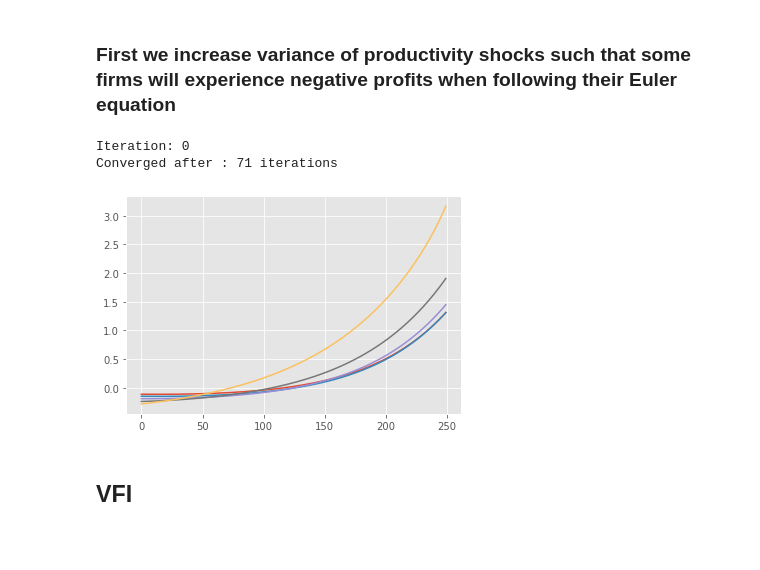
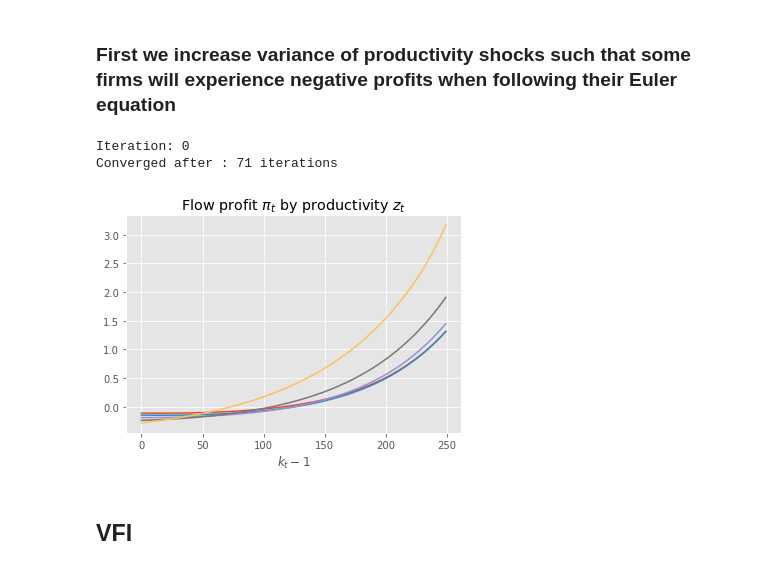
Before and after one commit to nWaldstrom/Firm_problem_EGM, a Jupyter notebook: One_state_problem/Firm_simple.ipynb, the cells around one changed output. Cells and saved outputs as stored; diff of their text form; code cells hidden in the pictures; blank space fills up the shorter version.

```diff
--- a/One_state_problem/Firm_simple.ipynb
+++ b/One_state_problem/Firm_simple.ipynb
@@ -23,44 +41,42 @@ from consav import linear_interp
 #### The function Firm_prop_simple does one backstep given (marginal) continuation values. Iterating on this function until convergence yields the fixed point of the problem
 # %%
 @njit
-def calc_flowprofit(k, z, k_grid, l, alphaK, alphaL, p, pI, w, gamma, deltaK):
-    N = z * k_grid**alphaK * l**alphaL - EGM_utils.get_gamma_derive(k, k_grid, gamma)[0]
+def calc_flowprofit(k, z, k_grid, l, alphaK, alphaL, p, pI, w, phi_k, deltaK):
+    N = z * k_grid**alphaK * l**alphaL - EGM_utils.get_gamma_derive(k, k_grid, phi_k)[0]
     inv = k - (1-deltaK) * k_grid
     return p * N - w * l - pI * inv
 
 @het(exogenous='Pi_p', policy=['k'], backward=['mCont_val'])
-def Firm_prop_simple(mCont_val_p, Pi_p, k_grid, z_grid, alphaK, alphaL, p, deltaK, gamma, w, pI, interest):
+def Firm_prop_simple(mCont_val_p, Pi_p, k_grid, z_grid, alphaK, alphaL, p, deltaK, phi_k, w, pI, interest):
     """Single backward iteration step using endogenous gridpoint method"""
     z = z_grid
     beta = 1/(1+interest)
     l = EGM_utils.inv_L_demand(w, alphaL, alphaK, z[:, np.newaxis], k_grid[np.newaxis, :], p)
-    dfgamma1 = EGM_utils.get_gamma_derive(k_grid[:, np.newaxis], k_grid[np.newaxis, :], gamma)[1]
+    dphi_k1 = EGM_utils.get_gamma_derive(k_grid[:, np.newaxis], k_grid[np.newaxis, :], phi_k)[1]
 
     # take expectation over future marginal continuation value
     E_mCont_val = beta * EGM_utils.matrix_times_first_dim(Pi_p, mCont_val_p)
-    # k_prior = k_grid[np.newaxis, :] / (1 + (E_mCont_val - pI) / (p * gamma))
 
+    # EGM-step and interpolation
     rhs = E_mCont_val
-    lhs = pI + p * dfgamma1
+    lhs = pI + p * dphi_k1
     i, pi = EGM_utils.lhs_equals_rhs_interpolate(rhs, lhs)
     k = utils.apply_coord(i, pi, k_grid)
 
-    #k = utils.interpolate_y(lhs, rhs, k_prior)
-
-    # calculate l and y
+    # calculate y
     y = z[:, np.newaxis] * l**alphaL * k_grid**alphaK
 
     # calculate marginal continuation value for further backwards iteration
-    dfgamma2 = EGM_utils.get_gamma_derive(k, k_grid[np.newaxis, :], gamma)[2]
+    dphi_k2 = EGM_utils.get_gamma_derive(k, k_grid[np.newaxis, :], phi_k)[2]
     MPK = p * alphaK * z[:, np.newaxis] * k_grid[np.newaxis, :]**(alphaK-1) * l**alphaL
-    mCont_val = pI * (1-deltaK) + p * dfgamma2 + MPK
-    flowprofit = calc_flowprofit(k, z[:, np.newaxis], k_grid[np.newaxis, :], l, alphaK, alphaL, p, pI, w, gamma, deltaK)
+    mCont_val = pI * (1-deltaK) + p * dphi_k2 + MPK
+    flowprofit = calc_flowprofit(k, z[:, np.newaxis], k_grid[np.newaxis, :], l, alphaK, alphaL, p, pI, w, phi_k, deltaK)
     return k, l, y, mCont_val, flowprofit
 # %% [markdown]
 ## Choose parameters and solve for fixed point
 # %%
 # parameters - relatively randomly chosen
-pars = {'alphaK' : 0.3, 'alphaL' : 0.4, 'p' : 1, 'pI' : 0.9, 'deltaK' : 0.1, 'gamma' : 1, 'interest' : 0.05, 'w' : 0.5}
+pars = {'alphaK' : 0.3, 'alphaL' : 0.4, 'p' : 1, 'pI' : 0.9, 'deltaK' : 0.1, 'phi_k' : 1, 'interest' : 0.05, 'w' : 0.5}
 
 # grid for labor
 k_grid = 0.1   + utils.agrid(amax=8, n=250)
@@ -83,11 +99,6 @@ Firm_prop_simple_het = Firm_prop_simple.attach_hetinput(EGM_utils.HET_add_ons)
 ss = Firm_prop_simple_het.ss(**pars, accelerated_it = False, noisy=True, conv_var = 'policy')
 
 print('SS value of labor and capital:', ss['L'],'and', ss['K'])
-
-plt.plot(ss['k'].T)
-plt.show()
-plt.plot(ss['flowprofit'].T)
-plt.show()
 # %% [output]
 Iteration: 0
 Converged after : 51 iterations
@@ -205,14 +214,16 @@ plt.show()
 # %%
 rho, sigma, NZ = 0.8, 0.4, 5
 pars.update({'rho' : rho, 'sigma' : sigma, 'NZ' : NZ})
 ss = Firm_prop_simple_het.ss(**pars, accelerated_it = False, noisy=True, conv_var = 'policy')
 
 plt.plot(ss['flowprofit'].T)
+plt.title(f'Flow profit $\pi_t$ by productivity $z_t$')
+plt.xlabel(f'$k_t-1$')
 plt.show()
 # %% [output]
 Iteration: 0
 Converged after : 71 iterations
-[figure, old version]
+[figure, new version]
 # %% [markdown]
 ## VFI
 # %%
```
Also changed, not shown: parts of 10 cells of this notebook, 1 other file.
